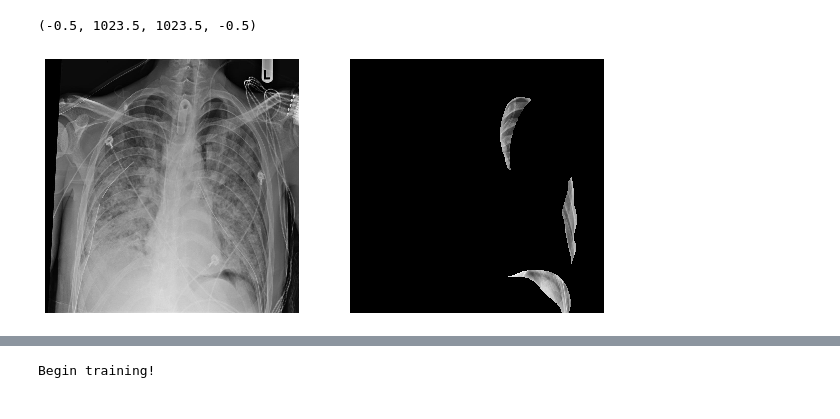
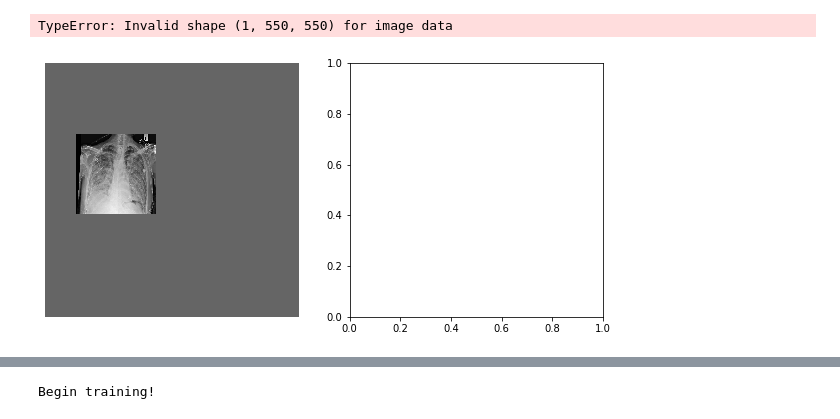
Before and after one commit to ar90n/siim-acr-pneumothorax-segmentation, a Jupyter notebook: kernels/simple_yolact/simple_yolact.ipynb, the cells around one changed output, grey strips where cells are left out. Cells and saved outputs as stored; diff of their text form; code cells hidden in the pictures.

Commit message:
Add trainer

```diff
--- a/kernels/simple_yolact/simple_yolact.ipynb
+++ b/kernels/simple_yolact/simple_yolact.ipynb
@@ -77,22 +20,0 @@ class MovingAverage():
-# %%
-class TrainDataset(torch.utils.data.Dataset):
-
-    def __init__(self, transform=None, empty_mask_is_negative=False):
-        self.transform = transform
-        self.empty_mask_is_negative = empty_mask_is_negative
-        self._paths = list(Path(TRAIN_DATA_DIR_PATH).glob('*.jpg'))
-
-    def __len__(self):
-        return len(self._paths)
-
-    def __getitem__(self, idx):
-        img, attr, mask = io.read_jpg(
-            self._paths[idx], self.empty_mask_is_negative)
-        if mask is not None:
-            mask = 0 < np.sum(np.array(mask), axis=0)
-
-        if self.transform is not None:
-            img = self.transform(img)
-            mask = self.transform(mask)
-
-        return img, mask
@@ -99,15 +43,19 @@ class TrainDataset(torch.utils.data.Dataset):
+# %%
+dataset = TrainDataset(transform=SSDAugmentation(), empty_mask_is_negative=True)
+n_samples = len(dataset) # n_samples is 60000
+train_size = int(n_samples * 0.8) # train_size is 48000
+val_size = n_samples - train_size # val_size is 48000
+train_dataset, val_dataset = torch.utils.data.random_split(dataset, [train_size, val_size])
 # %%
-train_dataset = TrainDataset(empty_mask_is_negative=True)
-
-img, mask = train_dataset[2900]
+img, (target, mask, no_crowd) = train_dataset[2900]
 plt.figure(figsize=(10, 10))
 plt.subplot(1, 2, 1)
-plt.imshow(img, cmap='gray')
-plt.axis('off')
-
+plt.imshow(img[0], cmap="gray")
+plt.axis("off")
+#
 plt.subplot(1, 2, 2)
-plt.imshow(img * mask.astype(np.int), cmap='gray')
-plt.axis('off')
+plt.imshow(img[0] * mask, cmap="gray")
+plt.axis("off")
 # %% [output]
-(-0.5, 1023.5, 1023.5, -0.5)
+TypeError: Invalid shape (1, 550, 550) for image data
-[figure, old version]
+[figure, new version]
```
Also changed, not shown: parts of 25 cells of this notebook, 1 other file.
